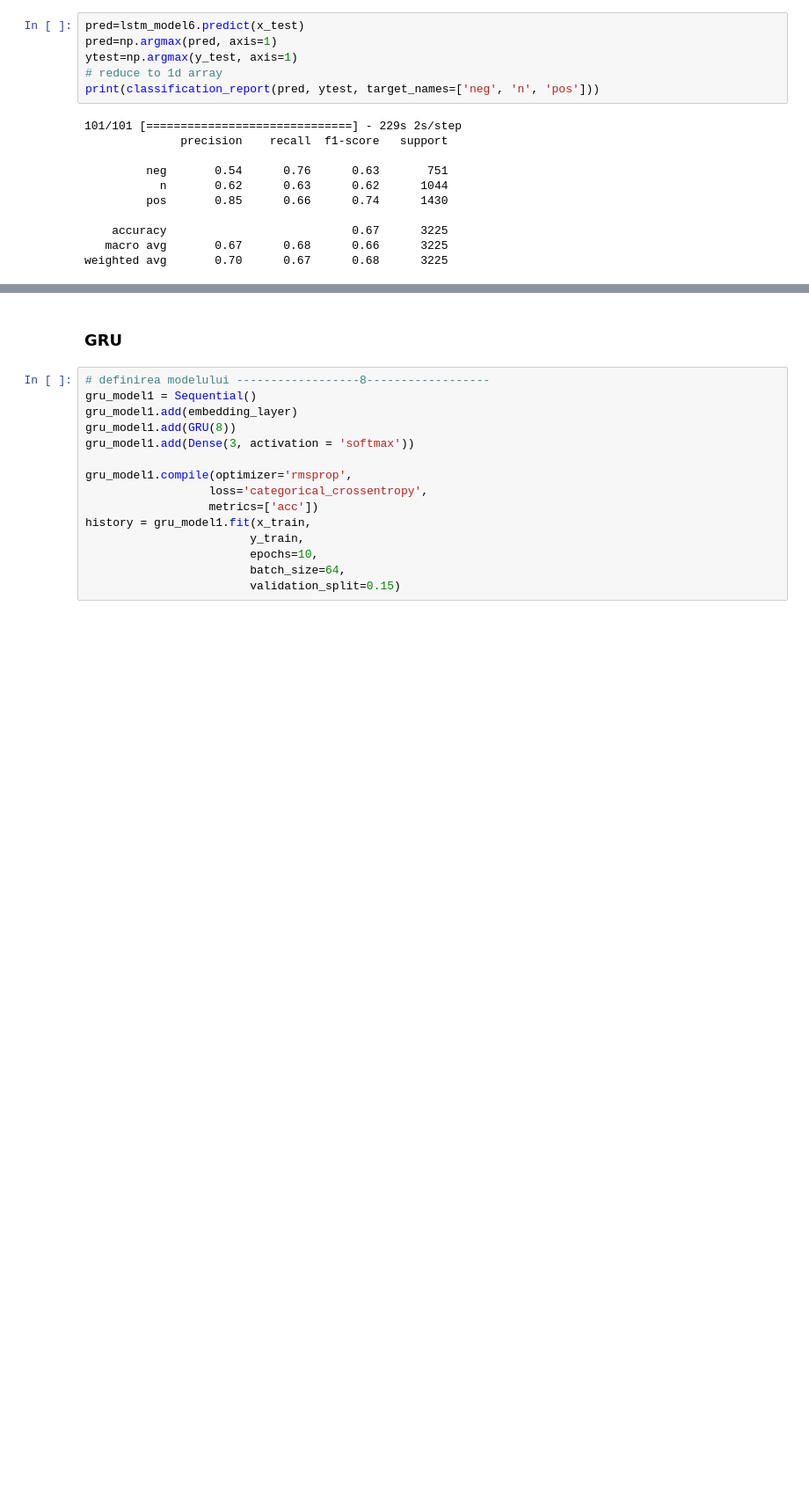
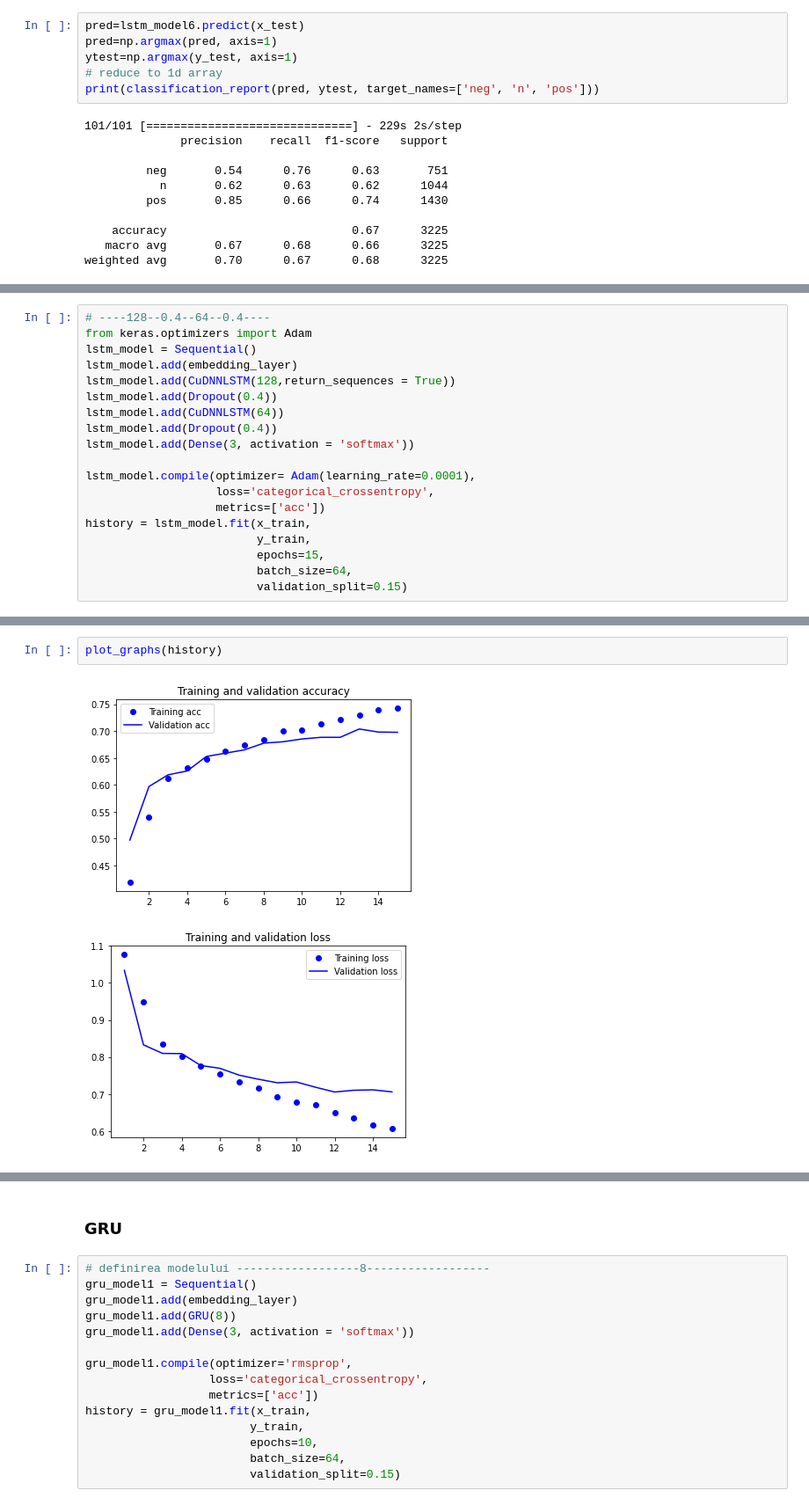
Before and after one commit to ioana0901/Sentiment-Analysis-on-Short-Texts-The-Case-of-the-Romanian-Language, a Jupyter notebook: Pretrained_Word2Vec_Models.ipynb, the cells around one changed output, grey strips where cells are left out. Shown at 88% size. Cells and saved outputs as stored; diff of their text form; blank space fills up the shorter version.

```diff
--- a/Pretrained_Word2Vec_Models.ipynb
+++ b/Pretrained_Word2Vec_Models.ipynb
@@ -589,0 +757,19 @@ plot_graphs(history)
+# %%
+# ----128--0.4--64--0.4----
+from keras.optimizers import Adam
+lstm_model = Sequential()
+lstm_model.add(embedding_layer)
+lstm_model.add(CuDNNLSTM(128,return_sequences = True))
+lstm_model.add(Dropout(0.4))
+lstm_model.add(CuDNNLSTM(64))
+lstm_model.add(Dropout(0.4))
+lstm_model.add(Dense(3, activation = 'softmax'))
+
+lstm_model.compile(optimizer= Adam(learning_rate=0.0001),
+                   loss='categorical_crossentropy',
+                   metrics=['acc'])
+history = lstm_model.fit(x_train,
+                         y_train,
+                         epochs=15,
+                         batch_size=64,
+                         validation_split=0.15)
@@ -589,0 +794,5 @@ plot_graphs(history)
+# %%
+plot_graphs(history)
+# %% [output]
+[figure, added]
+[figure, added]
```
Also changed, not shown: parts of 70 cells of this notebook.
